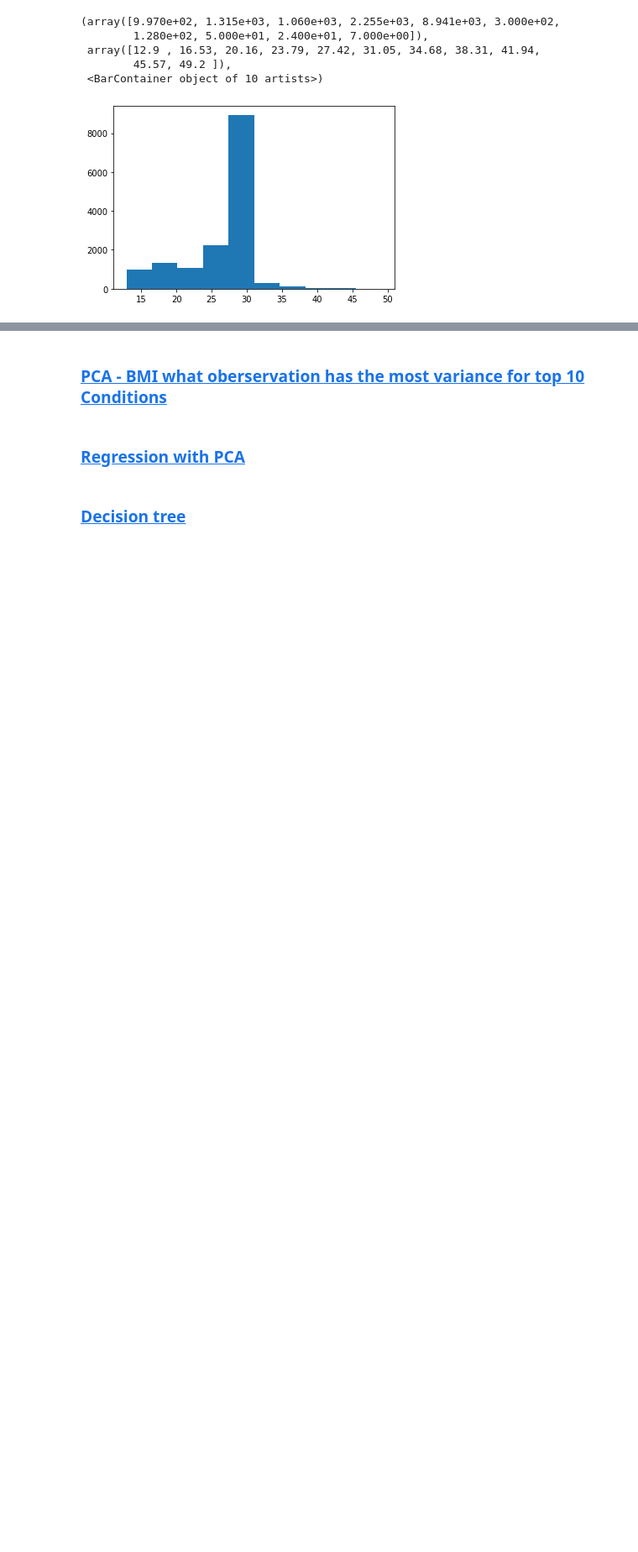
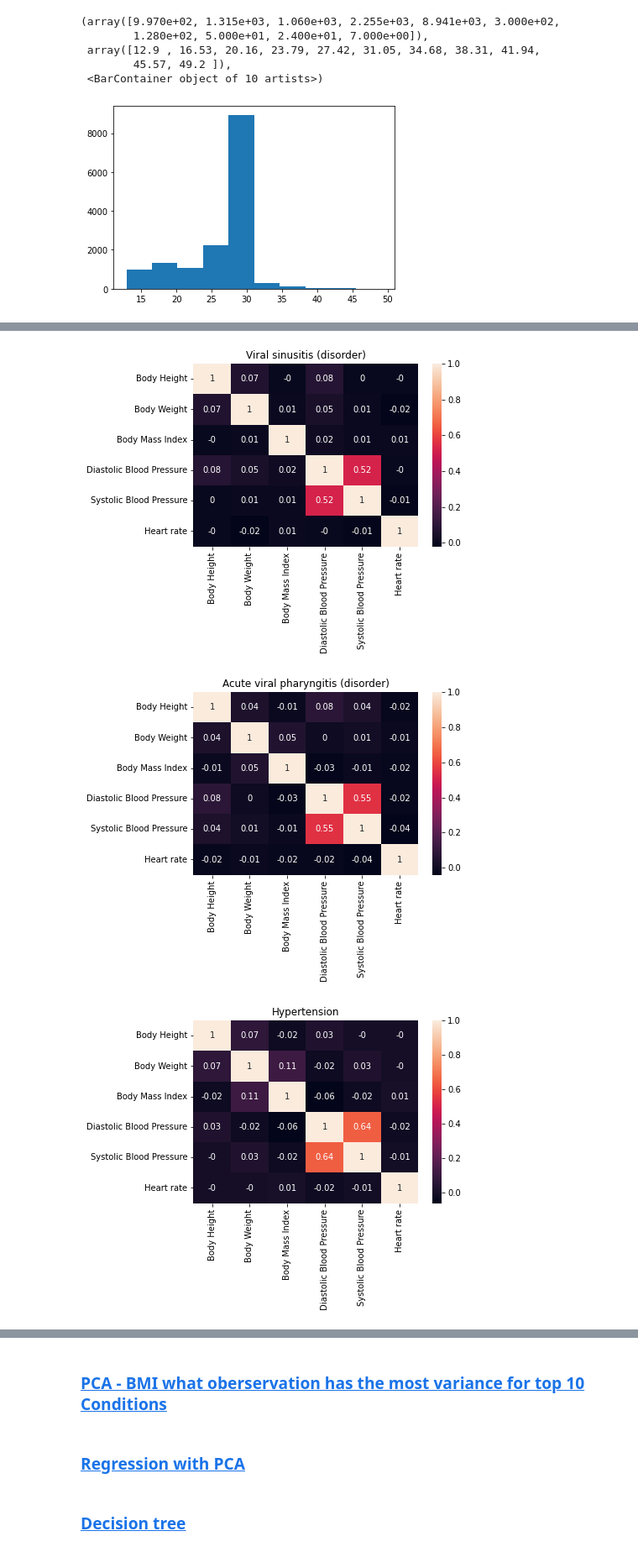
Before and after one commit to Fuenfgeld/DMA2022DataProjectC, a Jupyter notebook: src/analysis.ipynb, the cells around one changed output, grey strips where cells are left out. Shown: that part at 84% size. Cells and saved outputs as stored; diff of their text form; code cells hidden in the pictures; blank space fills up the shorter version.

Commit message:
add seaborn (Issue: #29)

```diff
--- a/src/analysis.ipynb
+++ b/src/analysis.ipynb
@@ -445,0 +449,25 @@ print(pd.read_sql_query('''SELECT fact_table.patient_ID
+# %%
+import seaborn as sns
+def cov_for_disease(disease_code):
+    lables = ['Body Height','Body Weight','Body Mass Index','Diastolic Blood Pressure','Systolic Blood Pressure','Heart rate']
+    codes = ['8302-2','29463-7','39156-5','8462-4','8480-6','8867-4']
+    df = pd.DataFrame()
+    for code,lable in zip(codes,lables):
+        sql_pattern = f"""
+        SELECT observations.date,conditions.patient,conditions.code,observations.value
+            FROM conditions join observations on observations.patient==conditions.patient
+            WHERE observations.Code = '{code}' AND conditions.code = '{disease_code}'"""
+        df_dis = pd.read_sql(sql_pattern,connection)['VALUE']
+        df[lable] = (df_dis-df_dis.mean())/df_dis.std() # normalization
+
+    return df
+# %%
+for id,row in top_five.iterrows():
+    corr = cov_for_disease(row['CODE']).corr().round(2)
+    sns.heatmap(corr,annot=True)
+    plt.title(row['DESCRIPTION'])
+    plt.show()
+# %% [output]
+[figure, added]
+[figure, added]
+[figure, added]
```
Also changed, not shown: parts of 16 cells of this notebook.
